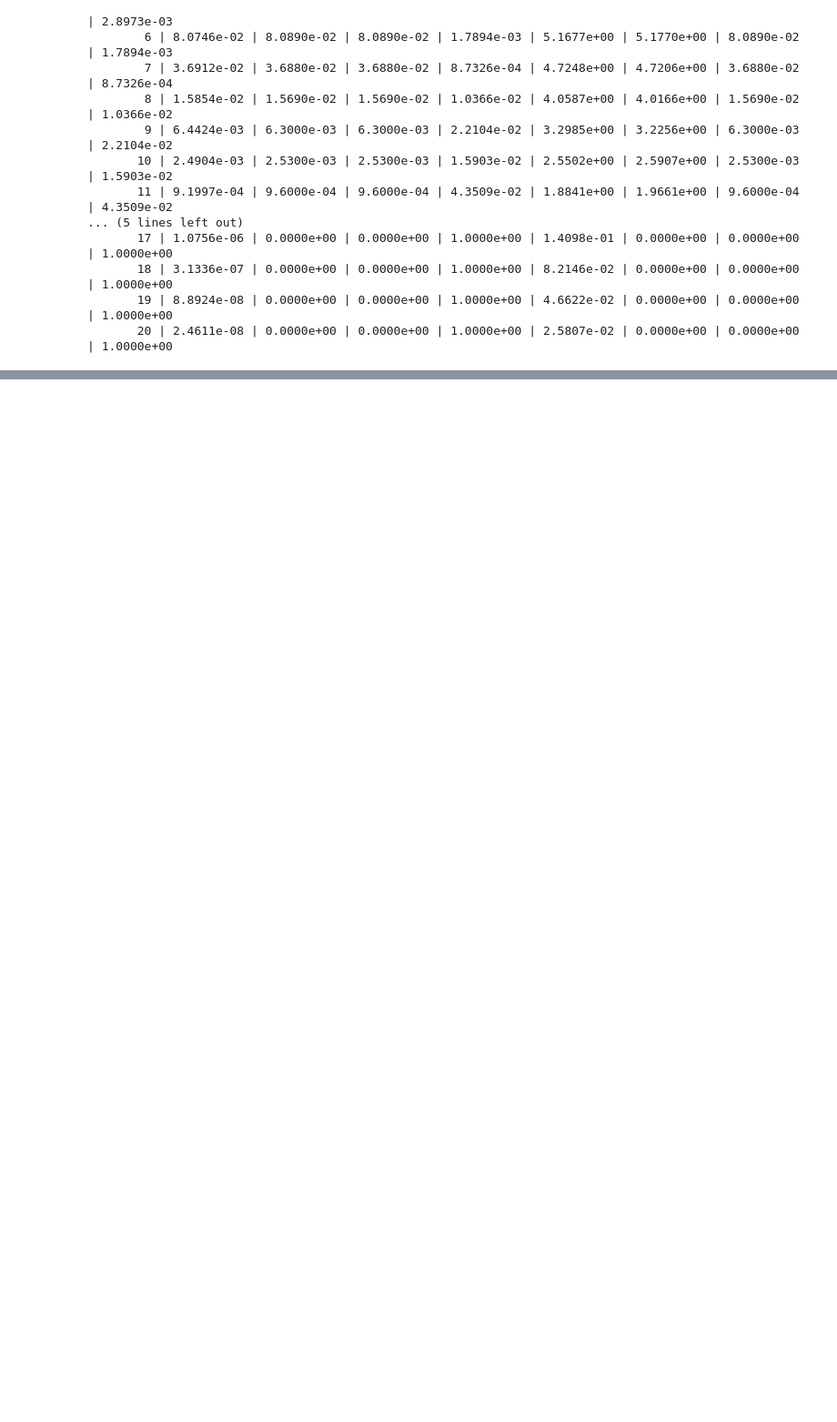
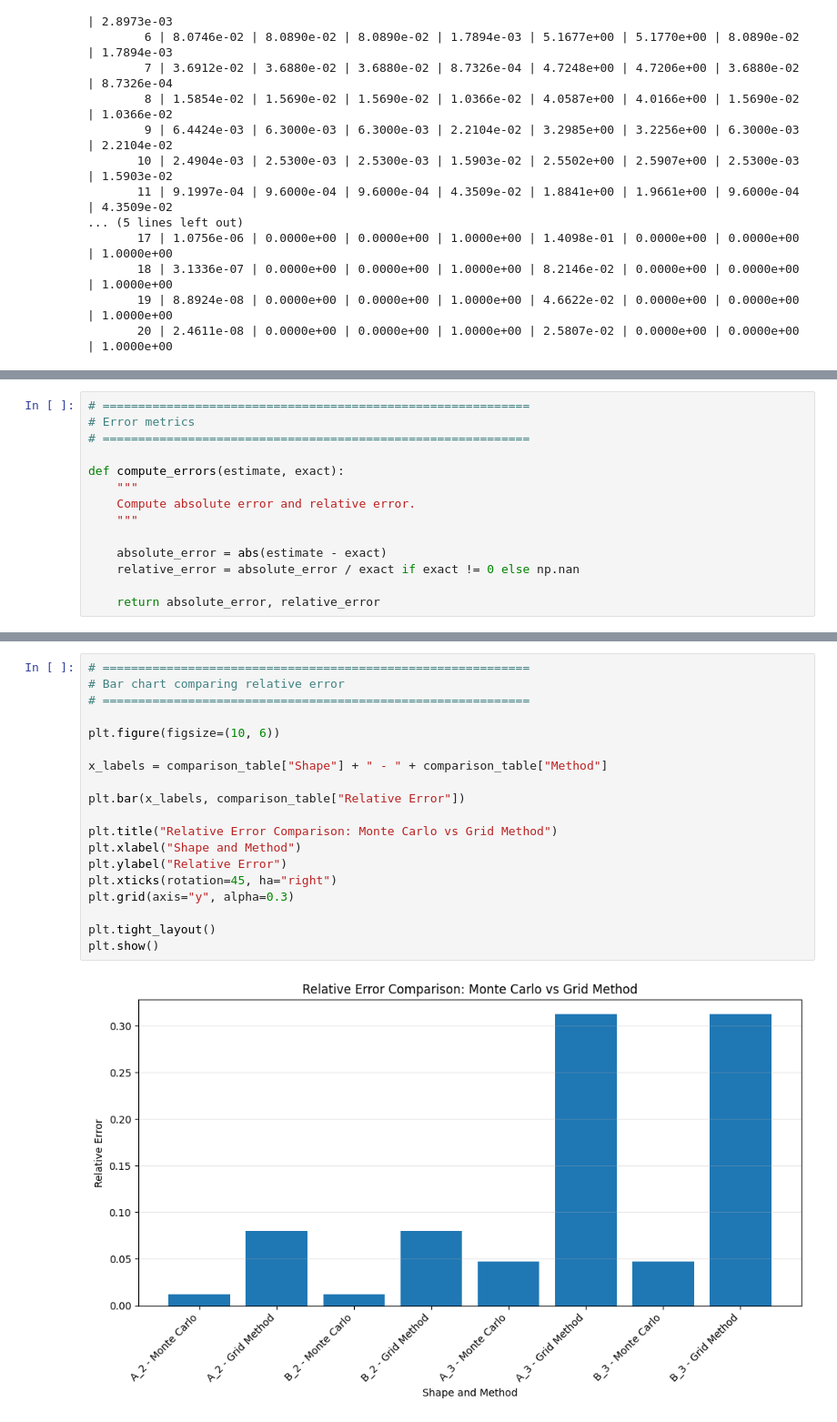
Before and after one commit to wakeupat4am/COMP4010--Advanced-Prob-Stat----Final-Project, a Jupyter notebook: Problem & Visualization/Problem 1/Problem_1.ipynb, the cells around one changed output, grey strips where cells are left out. Shown at 91% size. Drawn from its saved outputs; the diff is of its cells as text; blank space fills up the shorter version.

```diff
--- a/Problem & Visualization/Problem 1/Problem_1.ipynb
+++ b/Problem & Visualization/Problem 1/Problem_1.ipynb
@@ -943,0 +1674,14 @@ Dimension | Exact A_n | MC A_n | Acc A_n | Rel Err A_n | Exact B_n | MC B_n | Ac
+# %%
+# ============================================================
+# Error metrics
+# ============================================================
+
+def compute_errors(estimate, exact):
+    """
+    Compute absolute error and relative error.
+    """
+
+    absolute_error = abs(estimate - exact)
+    relative_error = absolute_error / exact if exact != 0 else np.nan
+
+    return absolute_error, relative_error
@@ -943,0 +1865,21 @@ Dimension | Exact A_n | MC A_n | Acc A_n | Rel Err A_n | Exact B_n | MC B_n | Ac
+# %%
+# ============================================================
+# Bar chart comparing relative error
+# ============================================================
+
+plt.figure(figsize=(10, 6))
+
+x_labels = comparison_table["Shape"] + " - " + comparison_table["Method"]
+
+plt.bar(x_labels, comparison_table["Relative Error"])
+
+plt.title("Relative Error Comparison: Monte Carlo vs Grid Method")
+plt.xlabel("Shape and Method")
+plt.ylabel("Relative Error")
+plt.xticks(rotation=45, ha="right")
+plt.grid(axis="y", alpha=0.3)
+
+plt.tight_layout()
+plt.show()
+# %% [output]
+[figure, added]
```
Also changed, not shown: parts of 18 cells of this notebook.
